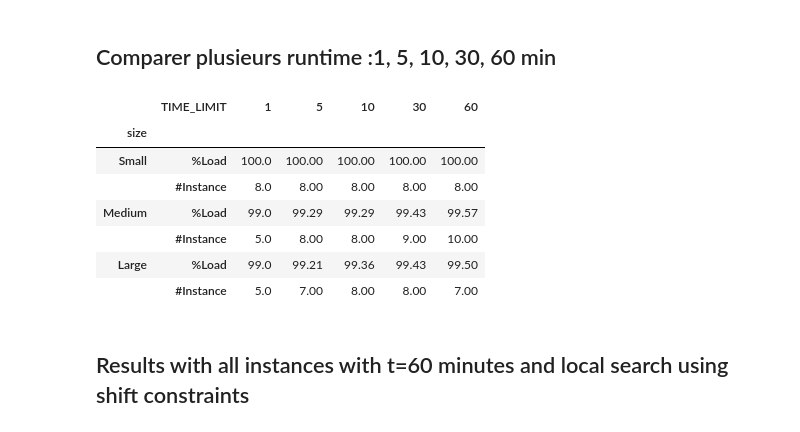
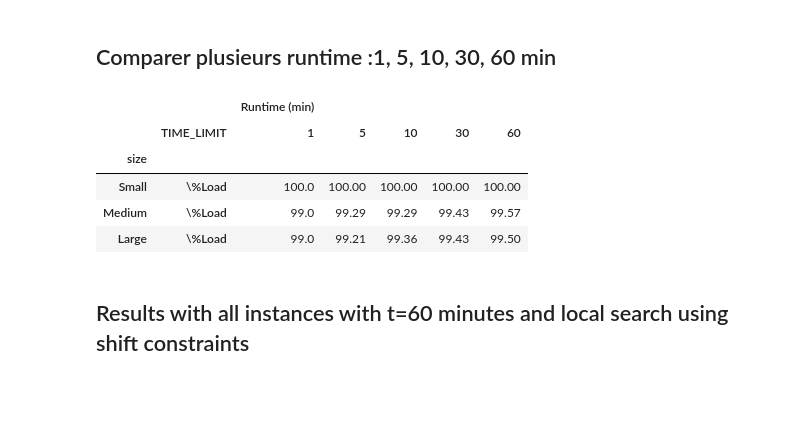
Before and after one commit to aliousmane/concrete-delivery-problem, a Jupyter notebook: result/cq/results_cq.ipynb, the cells around one changed output. Drawn from its saved outputs; the diff is of its cells as text; code cells hidden in the pictures; blank space fills up the shorter version.

```diff
--- a/result/cq/results_cq.ipynb
+++ b/result/cq/results_cq.ipynb
@@ -48,41 +49,46 @@ Large     14  3078.5-3953.5  107-136  92-127  129-150    8-8
 # %%
 my_results = pd.read_csv("results_TIME.csv",sep=';')
 df = pd.merge(left=my_results,right=instance,how='inner',on='Name')
 # my_results = my_results[my_results['undeliveredCost']<1]
 df['served'] = df.apply(lambda x: 1 if x.undeliveredCost <0.5 else 0 ,axis=1)
 df['Z'] = df.apply(lambda x: objective_function(x),axis=1)
 df['completion'] = df.apply(lambda x: int(100*(x.satisfiedCost/x.demand)),axis=1)
 df = df[['size','Name','served','satisfiedCost','undeliveredCost',
                          	'travelCost','firstDeliveryCost','maxfirstDelivery',
                             'underWorkCost','overTimeCost','driverUsed','TIME_LIMIT','runtime','Z','completion']]
 df['TIME_LIMIT'] = df['TIME_LIMIT'].apply(lambda x: int((x/1000)/60))
 df['runtime'] = df['runtime'].apply(lambda x: int((x/1000)/60))
 # df  = df[df['served']==1]
 numeric_columns = df.select_dtypes(include=[float, int]).columns
 df[numeric_columns] = df[numeric_columns].round(2)
 min_indices = df.groupby(by=['Name','TIME_LIMIT'])['satisfiedCost'].idxmax()
 df1 = df.loc[min_indices]
 # df1 = df.copy()
 t1 = df1.groupby(by=['size','TIME_LIMIT']).agg({ 'served':'sum','undeliveredCost':'mean','completion':'mean'})
 numeric_columns = t1.select_dtypes(include=[float, int]).columns
 t1[numeric_columns] = t1[numeric_columns].round(2)
 
-runtime = t1.pivot_table( index=['size'], columns=['TIME_LIMIT'], values=['completion','served']).stack(level=0)
+runtime = t1.pivot_table( index=['size'], columns=['TIME_LIMIT'], values=['completion']).stack(level=0)
 runtime.sort_values(by=['size'],ascending=False, inplace=True)
-runtime.rename(index={ 'completion':'%Load','served':'#Instance'},inplace=True)
-runtime.to_latex('runtime.tex')
+runtime.rename(index={ 'completion':'\%Load','served':'#Instance'},inplace=True)
+runtime.columns = pd.MultiIndex.from_product([['Runtime (min)'],runtime.columns])
+
+s = runtime.style
+s.caption='RMC delivered within different runtimes'
+(s.format(subset='Runtime (min)',precision=2,thousands=","))#.format_index(escape="latex", axis=1))#.format_index(escape="latex", axis=0))
+
+s.to_latex('runtime.tex',label='tab:runtime',multicol_align='c',position='htb',position_float='centering',hrules=True)
+
 runtime
 # df1
 # my_results['Name'].value_counts()
 # %% [output]
+|  |  | Runtime (min) |  |  |  |  |
 |  | TIME_LIMIT | 1 | 5 | 10 | 30 | 60 |
 | size |  |  |  |  |  |  |
-| Small | %Load | 100.0 | 100.00 | 100.00 | 100.00 | 100.00 |
-|  | #Instance | 8.0 | 8.00 | 8.00 | 8.00 | 8.00 |
-| Medium | %Load | 99.0 | 99.29 | 99.29 | 99.43 | 99.57 |
-|  | #Instance | 5.0 | 8.00 | 8.00 | 9.00 | 10.00 |
-| Large | %Load | 99.0 | 99.21 | 99.36 | 99.43 | 99.50 |
-|  | #Instance | 5.0 | 7.00 | 8.00 | 8.00 | 7.00 |
+| Small | \%Load | 100.0 | 100.00 | 100.00 | 100.00 | 100.00 |
+| Medium | \%Load | 99.0 | 99.29 | 99.29 | 99.43 | 99.57 |
+| Large | \%Load | 99.0 | 99.21 | 99.36 | 99.43 | 99.50 |
 # %% [markdown]
 ## Results with all instances with t=60 minutes and local search using shift constraints
 # %%
```
Also changed, not shown: parts of 9 cells of this notebook, 19 other files.
